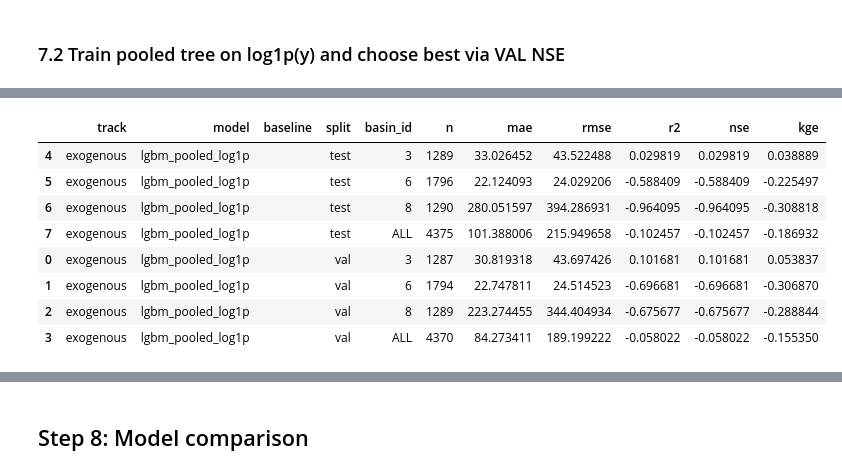
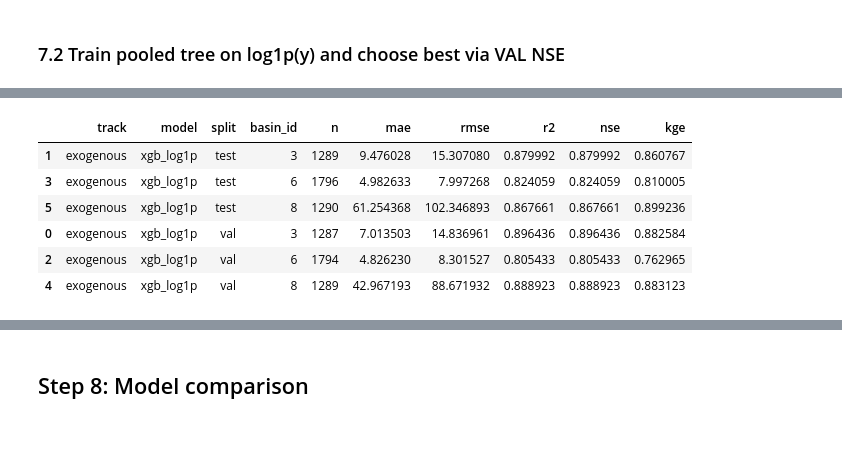
Before and after one commit to QingfangLiu/bhutan_climate_modeling, a Jupyter notebook: code/modeling/riverine_flood_model/StageE_train_models_daily.ipynb, the cells around one changed output, grey strips where cells are left out. Cells and saved outputs as stored; diff of their text form; code cells hidden in the pictures; blank space fills up the shorter version.

Commit message:
update modeling code stage E

```diff
--- a/code/modeling/riverine_flood_model/StageE_train_models_daily.ipynb
+++ b/code/modeling/riverine_flood_model/StageE_train_models_daily.ipynb
@@ -556,0 +525,4 @@ Any NaN in y? -> False
+# %%
+# Automatically select only numeric columns
+numeric_cols = exog_split.select_dtypes(include=["number"]).columns
+feature_cols = [c for c in numeric_cols if c not in ["basin_id", "discharge_cms"]]
@@ -556,0 +550,2 @@ Any NaN in y? -> False
+# %%
+per_basin_data = build_design_matrices_per_basin(exog_split, feature_cols)
@@ -559,22 +558,24 @@ Any NaN in y? -> False
 # %% [markdown]
 ### Step 5.1: Metrics helpers (ignore NaN pairs)
 # %%
-# --- Step 5.1: Metrics helpers (ignore NaN pairs) ---
-
+# Filter to pairs where both y and yhat are non-NaN (returns aligned arrays)
 def _valid_pairs(y, yhat):
     y = np.asarray(y, dtype=float)
     yhat = np.asarray(yhat, dtype=float)
     m = ~(np.isnan(y) | np.isnan(yhat))
     return y[m], yhat[m]
 
+# Mean Absolute Error (ignoring NaN pairs)
 def mae(y, yhat):
     y, yhat = _valid_pairs(y, yhat)
     return np.mean(np.abs(y - yhat))
 
+# Root Mean Squared Error (ignoring NaN pairs)
 def rmse(y, yhat):
     y, yhat = _valid_pairs(y, yhat)
     return float(np.sqrt(np.mean((y - yhat) ** 2)))
 
+# Coefficient of determination R^2 (NaN if y is constant)
 def r2(y, yhat):
     y, yhat = _valid_pairs(y, yhat)
     if y.size == 0:
@@ -583,22 +584,23 @@ def r2(y, yhat):
     ss_tot = np.sum((y - np.mean(y)) ** 2)
     return 1.0 - ss_res / ss_tot if ss_tot > 0 else np.nan
 
+# Nash–Sutcliffe Efficiency (equivalent to R^2 with mean benchmark)
 def nse(y, yhat):
-    # Nash–Sutcliffe Efficiency
     return r2(y, yhat)
 
+# Kling–Gupta Efficiency (2009): combines correlation, variability, and bias ratios
 def kge(y, yhat):
-    # Kling–Gupta Efficiency (2009)
     y, yhat = _valid_pairs(y, yhat)
     if y.size == 0:
         return np.nan
     r = np.corrcoef(y, yhat)[0, 1] if np.std(y) > 0 and np.std(yhat) > 0 else np.nan
     alpha = np.std(yhat) / np.std(y) if np.std(y) > 0 else np.nan
     beta = np.mean(yhat) / np.mean(y) if np.mean(y) != 0 else np.nan
-    if any(map(lambda v: np.isnan(v), [r, alpha, beta])):
+    if any(map(np.isnan, [r, alpha, beta])):
         return np.nan
     return 1 - np.sqrt((r - 1) ** 2 + (alpha - 1) ** 2 + (beta - 1) ** 2)
 
+# Package metrics (plus metadata) into a single dict, counting valid pairs
 def metric_row(y, yhat, extra: dict):
     return dict(
         **extra,
@@ -1022,21 +974,35 @@ Tree backend: lgbm  |  chosen: lgbm_0  |  VAL NSE: -0.058
 # %%
-# --- Step 7.3: Evaluate pooled tree model (VAL & TEST) ---
+def predict_with_tree(tree_pack, X):
+    """Use trained tree model in tree_pack to predict (log1p target inverted)."""
+    yhat = tree_pack["model"].predict(X)
+    if yhat.ndim > 1:  # Some libs return 2D
+        yhat = yhat.ravel()
+    return np.clip(np.expm1(yhat), 0, None)
 
-def predict_with_tree(tree_pack, X):
-    yhat = tree_pack["model"].predict(X)
-    if yhat.ndim > 1:  # some libs return 2D
-        yhat = yhat.ravel()
-    yhat = np.expm1(yhat)
-    return np.clip(yhat, 0, None)
+all_tree_metrics = []
 
-yhat_val_tree  = predict_with_tree(tree_pack, Xva_exog)
-yhat_test_tree = predict_with_tree(tree_pack, Xte_exog)
+for b, (Xtr, ytr, Xva, yva, Xte, yte, names) in per_basin_data.items():
+    # Train tree model per basin
+    tree_pack = train_tree_log1p(Xtr, ytr, Xva, yva, backend=TREE_BACKEND)
 
-tree_metrics_val  = metrics_from_arrays(VAL_DF,  yva_exog,  yhat_val_tree,
-                                        "exogenous", f"{tree_pack['backend']}_pooled_log1p", "val")
-tree_metrics_test = metrics_from_arrays(TEST_DF, yte_exog, yhat_test_tree,
-                                        "exogenous", f"{tree_pack['backend']}_pooled_log1p", "test")
-tree_metrics = pd.concat([tree_metrics_val, tree_metrics_test], ignore_index=True)
+    # Predict on VAL and TEST for this basin
+    yva_hat = predict_with_tree(tree_pack, Xva)
+    yte_hat = predict_with_tree(tree_pack, Xte)
 
-display(tree_metrics.sort_values(["split","basin_id"]))
+    # Collect metrics per split
+    all_tree_metrics.append(
+        metric_row(yva, yva_hat,
+            dict(track="exogenous", model=f"{tree_pack['backend']}_log1p",
+                 split="val", basin_id=b))
+    )
+    all_tree_metrics.append(
+        metric_row(yte, yte_hat,
+            dict(track="exogenous", model=f"{tree_pack['backend']}_log1p",
+                 split="test", basin_id=b))
+    )
+
+    print(f"[Basin {b}] {tree_pack['backend']} chosen={tree_pack['name']} | VAL NSE={tree_pack['val_nse']:.3f}")
+
+tree_metrics_df = pd.DataFrame(all_tree_metrics)[["track","model","split","basin_id","n","mae","rmse","r2","nse","kge"]]
+display(tree_metrics_df.sort_values(["split","basin_id"]))
 # %% [output]
@@ -1043,9 +1012,7 @@ display(tree_metrics.sort_values(["split","basin_id"]))
-|  | track | model | baseline | split | basin_id | n | mae | rmse | r2 | nse | kge |
-| 4 | exogenous | lgbm_pooled_log1p |  | test | 3 | 1289 | 33.026452 | 43.522488 | 0.029819 | 0.029819 | 0.038889 |
-| 5 | exogenous | lgbm_pooled_log1p |  | test | 6 | 1796 | 22.124093 | 24.029206 | -0.588409 | -0.588409 | -0.225497 |
-| 6 | exogenous | lgbm_pooled_log1p |  | test | 8 | 1290 | 280.051597 | 394.286931 | -0.964095 | -0.964095 | -0.308818 |
-| 7 | exogenous | lgbm_pooled_log1p |  | test | ALL | 4375 | 101.388006 | 215.949658 | -0.102457 | -0.102457 | -0.186932 |
-| 0 | exogenous | lgbm_pooled_log1p |  | val | 3 | 1287 | 30.819318 | 43.697426 | 0.101681 | 0.101681 | 0.053837 |
-| 1 | exogenous | lgbm_pooled_log1p |  | val | 6 | 1794 | 22.747811 | 24.514523 | -0.696681 | -0.696681 | -0.306870 |
-| 2 | exogenous | lgbm_pooled_log1p |  | val | 8 | 1289 | 223.274455 | 344.404934 | -0.675677 | -0.675677 | -0.288844 |
-| 3 | exogenous | lgbm_pooled_log1p |  | val | ALL | 4370 | 84.273411 | 189.199222 | -0.058022 | -0.058022 | -0.155350 |
+|  | track | model | split | basin_id | n | mae | rmse | r2 | nse | kge |
+| 1 | exogenous | xgb_log1p | test | 3 | 1289 | 9.476028 | 15.307080 | 0.879992 | 0.879992 | 0.860767 |
+| 3 | exogenous | xgb_log1p | test | 6 | 1796 | 4.982633 | 7.997268 | 0.824059 | 0.824059 | 0.810005 |
+| 5 | exogenous | xgb_log1p | test | 8 | 1290 | 61.254368 | 102.346893 | 0.867661 | 0.867661 | 0.899236 |
+| 0 | exogenous | xgb_log1p | val | 3 | 1287 | 7.013503 | 14.836961 | 0.896436 | 0.896436 | 0.882584 |
+| 2 | exogenous | xgb_log1p | val | 6 | 1794 | 4.826230 | 8.301527 | 0.805433 | 0.805433 | 0.762965 |
+| 4 | exogenous | xgb_log1p | val | 8 | 1289 | 42.967193 | 88.671932 | 0.888923 | 0.888923 | 0.883123 |
```
Also changed, not shown: parts of 50 cells of this notebook, 8 other files.
